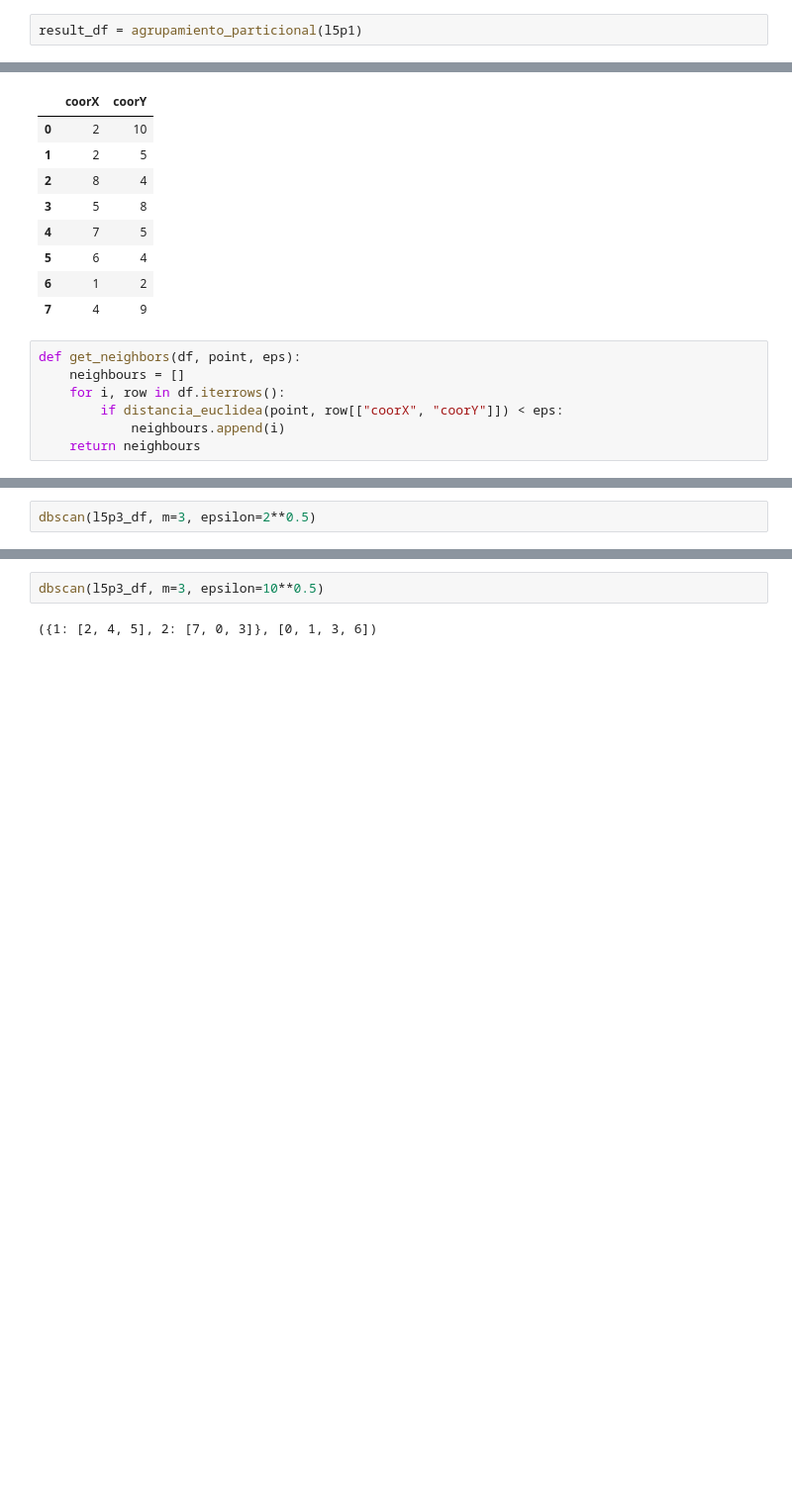
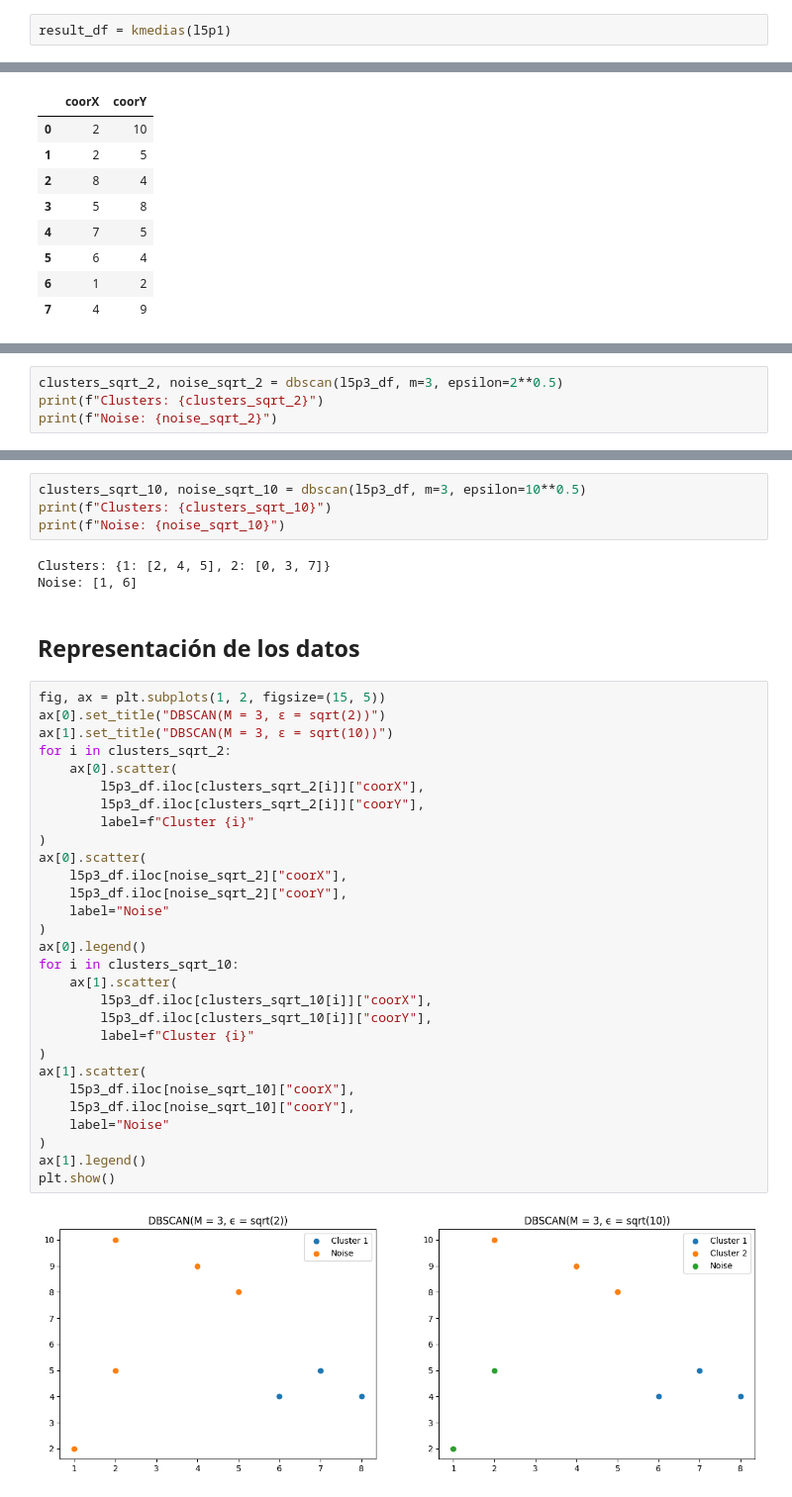
Before and after one commit to soytupadrrre/Master_Python_Eip, a Jupyter notebook: fundamentos_ml/fiaml5/fiaml5.ipynb, the cells around one changed output, grey strips where cells are left out. Shown at 99% size. Saved outputs shown, nothing was run; the diff lists cells and outputs as text; blank space fills up the shorter version.

```diff
--- a/fundamentos_ml/fiaml5/fiaml5.ipynb
+++ b/fundamentos_ml/fiaml5/fiaml5.ipynb
@@ -110,4 +157,4 @@ def agrupamiento_particional(l5p1):
 # %%
-result_df = agrupamiento_particional(l5p1)
+result_df = kmedias(l5p1)
 # %% [output]
 [figure]
@@ -269,10 +331,3 @@ l5p3_df
 | 5 | 6 | 4 |
 | 6 | 1 | 2 |
 | 7 | 4 | 9 |
-# %%
-def get_neighbors(df, point, eps):
-    neighbours = []
-    for i, row in df.iterrows():
-        if distancia_euclidea(point, row[["coorX", "coorY"]]) < eps:
-            neighbours.append(i)
-    return neighbours
@@ -319,3 +391,5 @@ def dbscan(df, m, epsilon):
 # %%
-dbscan(l5p3_df, m=3, epsilon=2**0.5)
+clusters_sqrt_2, noise_sqrt_2 = dbscan(l5p3_df, m=3, epsilon=2**0.5)
+print(f"Clusters: {clusters_sqrt_2}")
+print(f"Noise: {noise_sqrt_2}")
 # %% [output]
@@ -323,4 +400,40 @@ dbscan(l5p3_df, m=3, epsilon=2**0.5)
 # %%
-dbscan(l5p3_df, m=3, epsilon=10**0.5)
+clusters_sqrt_10, noise_sqrt_10 = dbscan(l5p3_df, m=3, epsilon=10**0.5)
+print(f"Clusters: {clusters_sqrt_10}")
+print(f"Noise: {noise_sqrt_10}")
 # %% [output]
-({1: [2, 4, 5], 2: [7, 0, 3]}, [0, 1, 3, 6])
+Clusters: {1: [2, 4, 5], 2: [0, 3, 7]}
+Noise: [1, 6]
+# %% [markdown]
+## Representación de los datos <a class="anchor" name="p3-representacion"></a>
+# %%
+fig, ax = plt.subplots(1, 2, figsize=(15, 5))
+ax[0].set_title("DBSCAN(M = 3, ϵ = sqrt(2))")
+ax[1].set_title("DBSCAN(M = 3, ϵ = sqrt(10))")
+for i in clusters_sqrt_2:
+    ax[0].scatter(
+        l5p3_df.iloc[clusters_sqrt_2[i]]["coorX"],
+        l5p3_df.iloc[clusters_sqrt_2[i]]["coorY"],
+        label=f"Cluster {i}"
+)
+ax[0].scatter(
+    l5p3_df.iloc[noise_sqrt_2]["coorX"],
+    l5p3_df.iloc[noise_sqrt_2]["coorY"],
+    label="Noise"
+)
+ax[0].legend()
+for i in clusters_sqrt_10:
+    ax[1].scatter(
+        l5p3_df.iloc[clusters_sqrt_10[i]]["coorX"],
+        l5p3_df.iloc[clusters_sqrt_10[i]]["coorY"],
+        label=f"Cluster {i}"
+)
+ax[1].scatter(
+    l5p3_df.iloc[noise_sqrt_10]["coorX"],
+    l5p3_df.iloc[noise_sqrt_10]["coorY"],
+    label="Noise"
+)
+ax[1].legend()
+plt.show()
+# %% [output]
+[figure, added]
```
Also changed, not shown: parts of 28 cells of this notebook.
